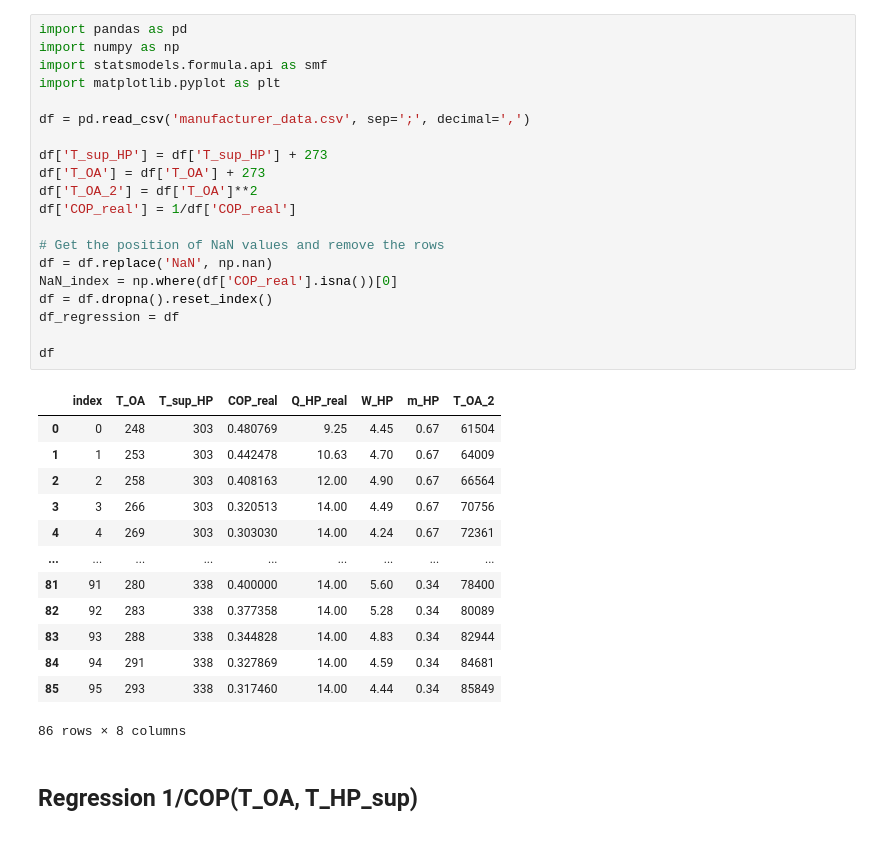
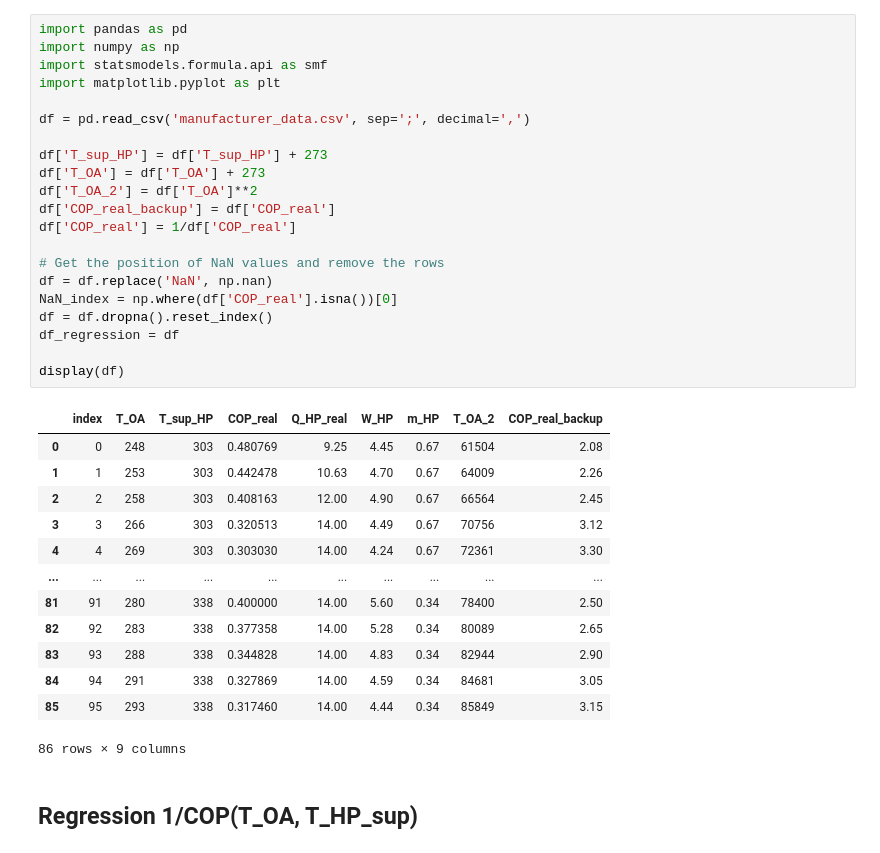
Before and after one commit to thdfw/master_thesis, a Jupyter notebook: gridworks/data/processing/regressions_manufacturer/COP1.ipynb, the cells around one changed output. Drawn from its saved outputs; the diff is of its cells as text.

```diff
--- a/gridworks/data/processing/regressions_manufacturer/COP1.ipynb
+++ b/gridworks/data/processing/regressions_manufacturer/COP1.ipynb
@@ -1,37 +1,38 @@
 # %%
 import pandas as pd
 import numpy as np
 import statsmodels.formula.api as smf
 import matplotlib.pyplot as plt
 
 df = pd.read_csv('manufacturer_data.csv', sep=';', decimal=',')
 
 df['T_sup_HP'] = df['T_sup_HP'] + 273
 df['T_OA'] = df['T_OA'] + 273
 df['T_OA_2'] = df['T_OA']**2
+df['COP_real_backup'] = df['COP_real']
 df['COP_real'] = 1/df['COP_real']
 
 # Get the position of NaN values and remove the rows
 df = df.replace('NaN', np.nan)
 NaN_index = np.where(df['COP_real'].isna())[0]
 df = df.dropna().reset_index()
 df_regression = df
 
-df
+display(df)
 # %% [output]
-|  | index | T_OA | T_sup_HP | COP_real | Q_HP_real | W_HP | m_HP | T_OA_2 |
-| 0 | 0 | 248 | 303 | 0.480769 | 9.25 | 4.45 | 0.67 | 61504 |
-| 1 | 1 | 253 | 303 | 0.442478 | 10.63 | 4.70 | 0.67 | 64009 |
-| 2 | 2 | 258 | 303 | 0.408163 | 12.00 | 4.90 | 0.67 | 66564 |
-| 3 | 3 | 266 | 303 | 0.320513 | 14.00 | 4.49 | 0.67 | 70756 |
-| 4 | 4 | 269 | 303 | 0.303030 | 14.00 | 4.24 | 0.67 | 72361 |
-| ... | ... | ... | ... | ... | ... | ... | ... | ... |
-| 81 | 91 | 280 | 338 | 0.400000 | 14.00 | 5.60 | 0.34 | 78400 |
-| 82 | 92 | 283 | 338 | 0.377358 | 14.00 | 5.28 | 0.34 | 80089 |
-| 83 | 93 | 288 | 338 | 0.344828 | 14.00 | 4.83 | 0.34 | 82944 |
-| 84 | 94 | 291 | 338 | 0.327869 | 14.00 | 4.59 | 0.34 | 84681 |
-| 85 | 95 | 293 | 338 | 0.317460 | 14.00 | 4.44 | 0.34 | 85849 |
+|  | index | T_OA | T_sup_HP | COP_real | Q_HP_real | W_HP | m_HP | T_OA_2 | COP_real_backup |
+| 0 | 0 | 248 | 303 | 0.480769 | 9.25 | 4.45 | 0.67 | 61504 | 2.08 |
+| 1 | 1 | 253 | 303 | 0.442478 | 10.63 | 4.70 | 0.67 | 64009 | 2.26 |
+| 2 | 2 | 258 | 303 | 0.408163 | 12.00 | 4.90 | 0.67 | 66564 | 2.45 |
+| 3 | 3 | 266 | 303 | 0.320513 | 14.00 | 4.49 | 0.67 | 70756 | 3.12 |
+| 4 | 4 | 269 | 303 | 0.303030 | 14.00 | 4.24 | 0.67 | 72361 | 3.30 |
+| ... | ... | ... | ... | ... | ... | ... | ... | ... | ... |
+| 81 | 91 | 280 | 338 | 0.400000 | 14.00 | 5.60 | 0.34 | 78400 | 2.50 |
+| 82 | 92 | 283 | 338 | 0.377358 | 14.00 | 5.28 | 0.34 | 80089 | 2.65 |
+| 83 | 93 | 288 | 338 | 0.344828 | 14.00 | 4.83 | 0.34 | 82944 | 2.90 |
+| 84 | 94 | 291 | 338 | 0.327869 | 14.00 | 4.59 | 0.34 | 84681 | 3.05 |
+| 85 | 95 | 293 | 338 | 0.317460 | 14.00 | 4.44 | 0.34 | 85849 | 3.15 |
-86 rows × 8 columns
+86 rows × 9 columns
 # %% [markdown]
 ## Regression 1/COP(T_OA, T_HP_sup)
 # %%
```
Also changed, not shown: parts of 3 cells of this notebook, 12 other files.
